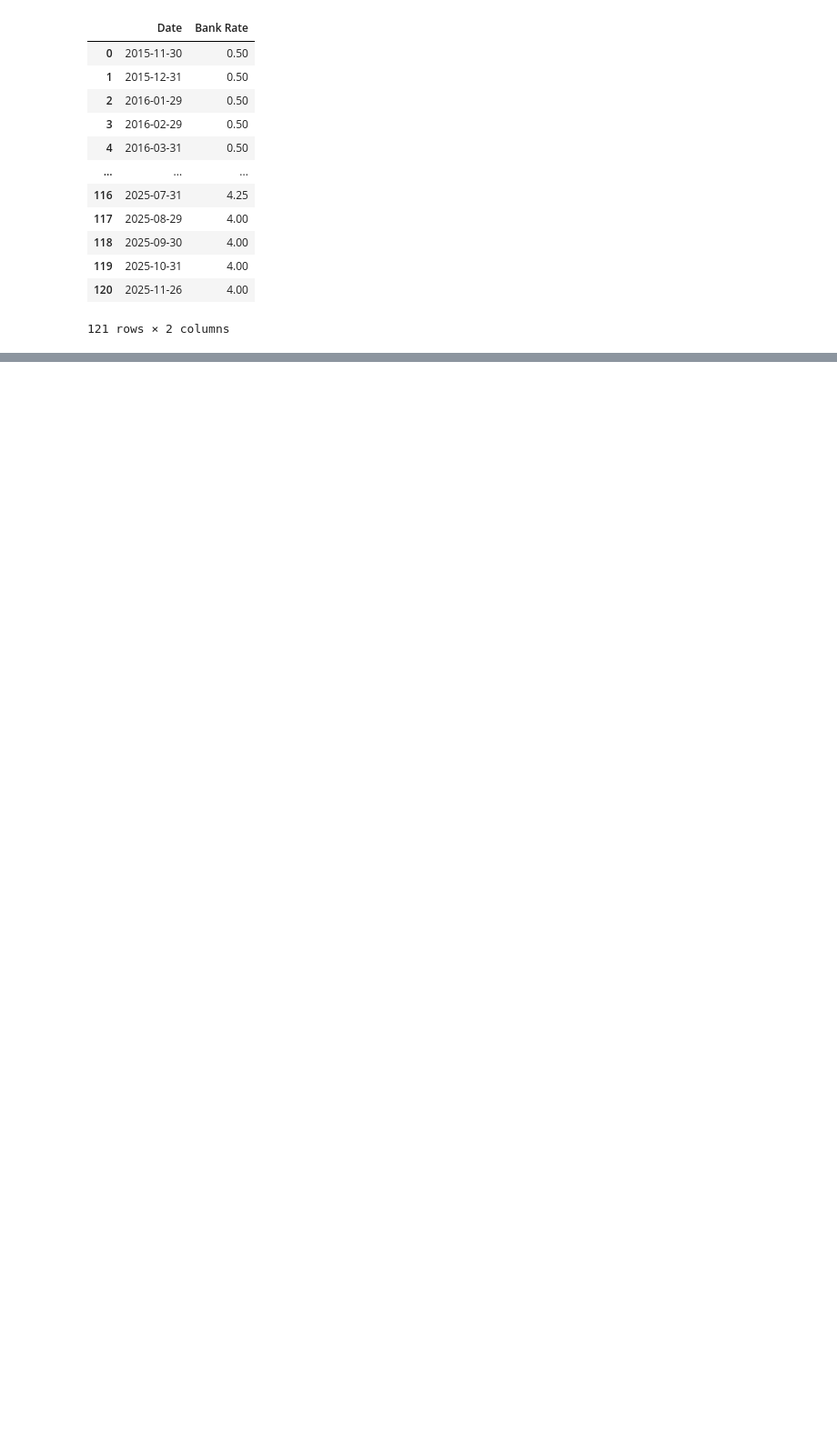
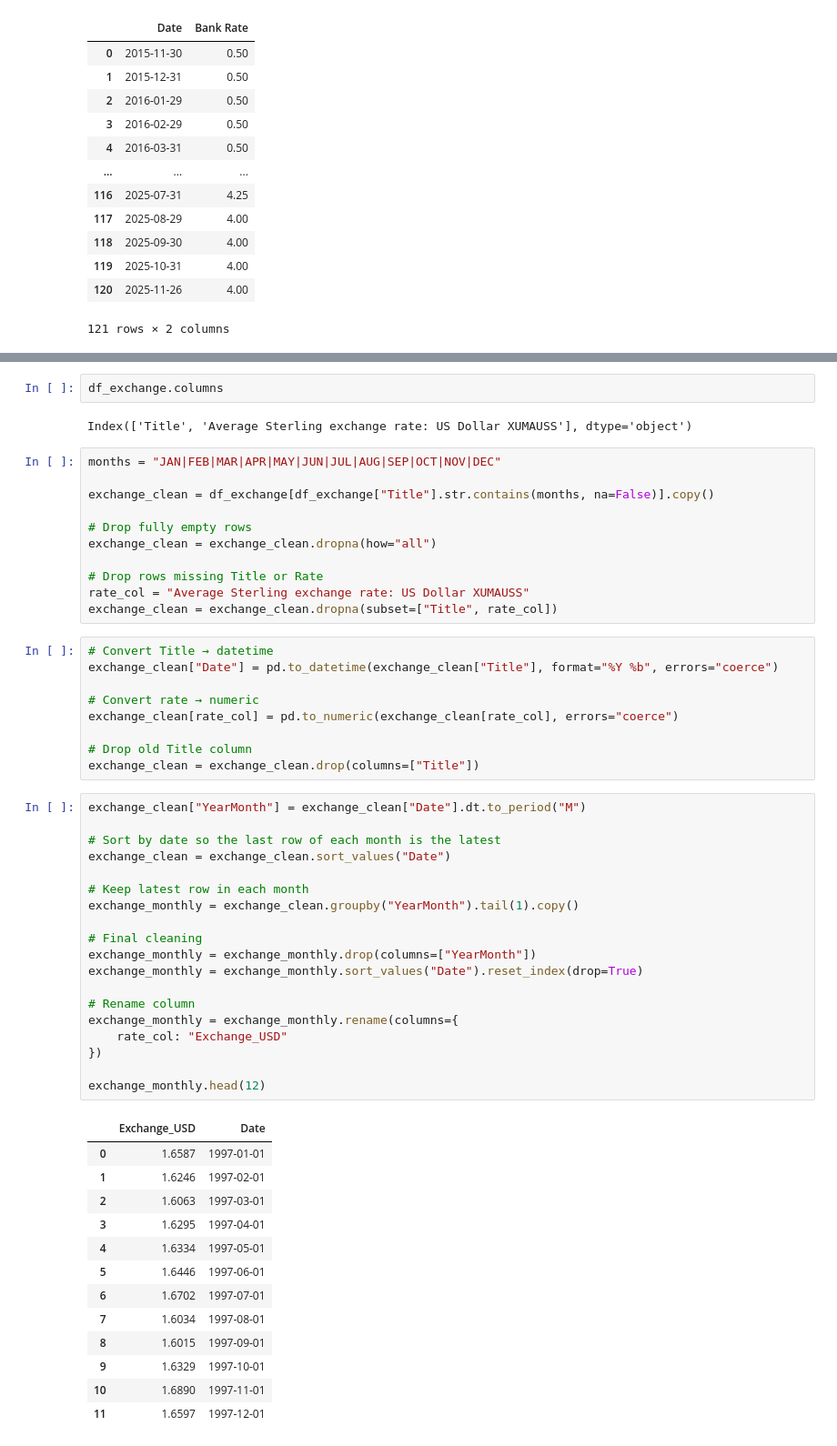
Before and after one commit to a238-khan/UK-inflation-forecasting-XAI, a Jupyter notebook: data/processed/Extract_clean.ipynb, the cells around one changed output, grey strips where cells are left out. Shown: that part at 91% size. Cells and saved outputs as stored; diff of their text form; blank space fills up the shorter version.

```diff
--- a/data/processed/Extract_clean.ipynb
+++ b/data/processed/Extract_clean.ipynb
@@ -341,0 +352,57 @@ interest_monthly.head(1000)
+# %%
+df_exchange.columns
+# %% [output]
+Index(['Title', 'Average Sterling exchange rate: US Dollar XUMAUSS'], dtype='object')
+# %%
+months = "JAN|FEB|MAR|APR|MAY|JUN|JUL|AUG|SEP|OCT|NOV|DEC"
+
+exchange_clean = df_exchange[df_exchange["Title"].str.contains(months, na=False)].copy()
+
+# Drop fully empty rows
+exchange_clean = exchange_clean.dropna(how="all")
+
+# Drop rows missing Title or Rate
+rate_col = "Average Sterling exchange rate: US Dollar XUMAUSS"
+exchange_clean = exchange_clean.dropna(subset=["Title", rate_col])
+# %%
+# Convert Title → datetime
+exchange_clean["Date"] = pd.to_datetime(exchange_clean["Title"], format="%Y %b", errors="coerce")
+
+# Convert rate → numeric
+exchange_clean[rate_col] = pd.to_numeric(exchange_clean[rate_col], errors="coerce")
+
+# Drop old Title column
+exchange_clean = exchange_clean.drop(columns=["Title"])
+# %%
+exchange_clean["YearMonth"] = exchange_clean["Date"].dt.to_period("M")
+
+# Sort by date so the last row of each month is the latest
+exchange_clean = exchange_clean.sort_values("Date")
+
+# Keep latest row in each month
+exchange_monthly = exchange_clean.groupby("YearMonth").tail(1).copy()
+
+# Final cleaning
+exchange_monthly = exchange_monthly.drop(columns=["YearMonth"])
+exchange_monthly = exchange_monthly.sort_values("Date").reset_index(drop=True)
+
+# Rename column
+exchange_monthly = exchange_monthly.rename(columns={
+    rate_col: "Exchange_USD"
+})
+
+exchange_monthly.head(12)
+# %% [output]
+|  | Exchange_USD | Date |
+| 0 | 1.6587 | 1997-01-01 |
+| 1 | 1.6246 | 1997-02-01 |
+| 2 | 1.6063 | 1997-03-01 |
+| 3 | 1.6295 | 1997-04-01 |
+| 4 | 1.6334 | 1997-05-01 |
+| 5 | 1.6446 | 1997-06-01 |
+| 6 | 1.6702 | 1997-07-01 |
+| 7 | 1.6034 | 1997-08-01 |
+| 8 | 1.6015 | 1997-09-01 |
+| 9 | 1.6329 | 1997-10-01 |
+| 10 | 1.6890 | 1997-11-01 |
+| 11 | 1.6597 | 1997-12-01 |
```
Also changed, not shown: parts of 1 cell of this notebook.
